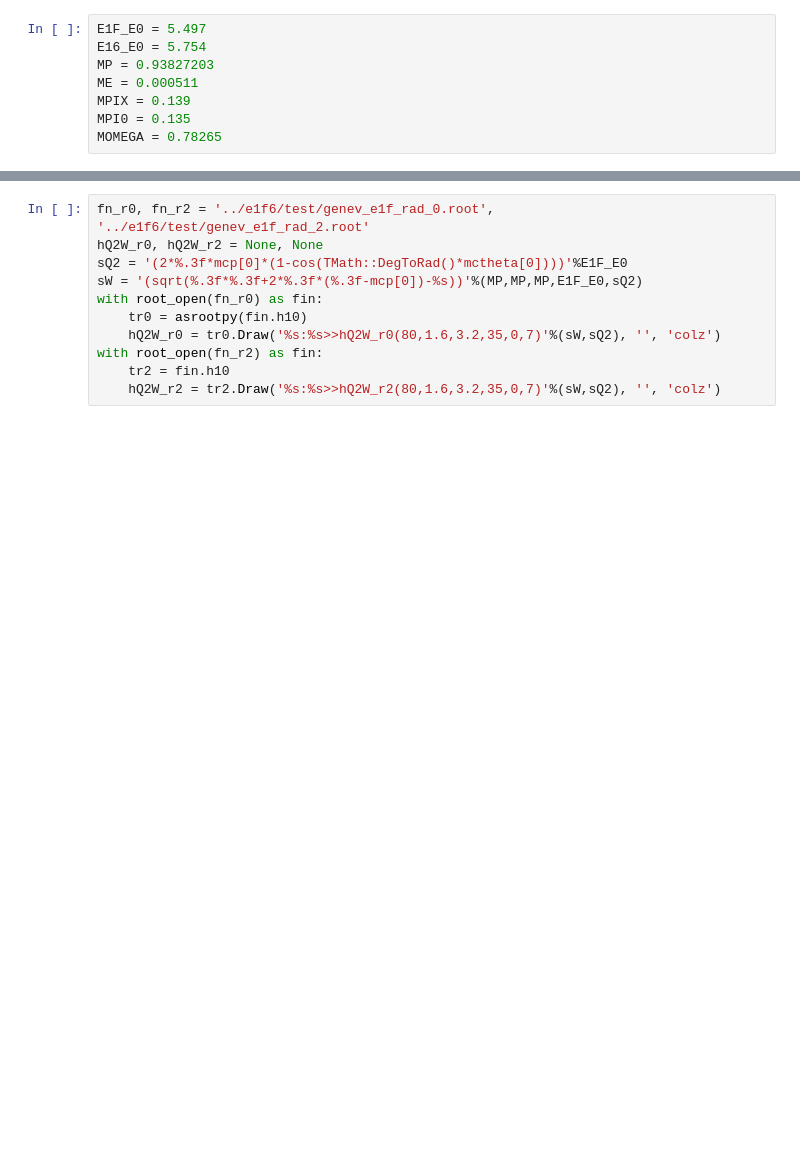
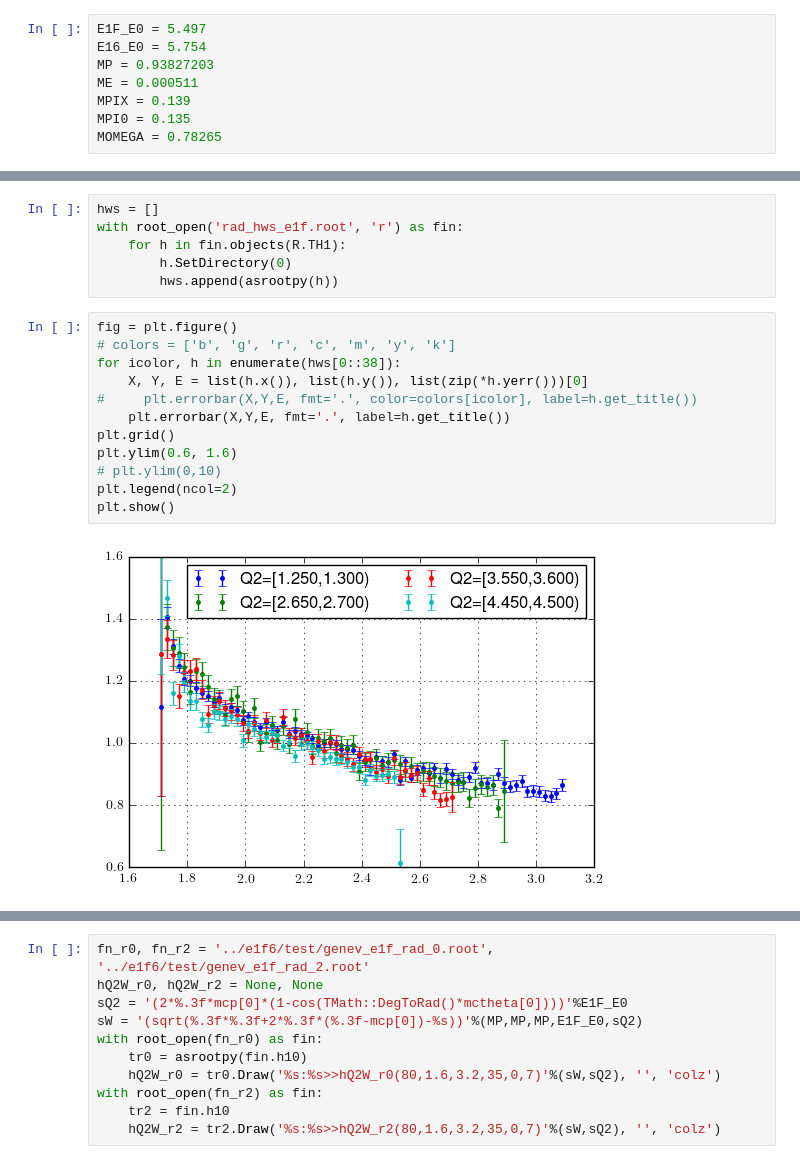
Before and after one commit to evan-phelps/phys-ana-omega, a Jupyter notebook: worksheets/radiative_corrections.ipynb, the cells around one changed output, grey strips where cells are left out. Drawn from its saved outputs; the diff is of its cells as text; blank space fills up the shorter version.

```diff
--- a/worksheets/radiative_corrections.ipynb
+++ b/worksheets/radiative_corrections.ipynb
@@ -22,0 +116,20 @@ MOMEGA = 0.78265
+# %%
+hws = []
+with root_open('rad_hws_e1f.root', 'r') as fin:
+    for h in fin.objects(R.TH1):
+        h.SetDirectory(0)
+        hws.append(asrootpy(h))
+# %%
+fig = plt.figure()
+# colors = ['b', 'g', 'r', 'c', 'm', 'y', 'k']
+for icolor, h in enumerate(hws[0::38]):
+    X, Y, E = list(h.x()), list(h.y()), list(zip(*h.yerr()))[0]
+#     plt.errorbar(X,Y,E, fmt='.', color=colors[icolor], label=h.get_title())
+    plt.errorbar(X,Y,E, fmt='.', label=h.get_title())
+plt.grid()
+plt.ylim(0.6, 1.6)
+# plt.ylim(0,10)
+plt.legend(ncol=2)
+plt.show()
+# %% [output]
+[figure, added]
```
Also changed, not shown: parts of 37 cells of this notebook, 1 other file.
